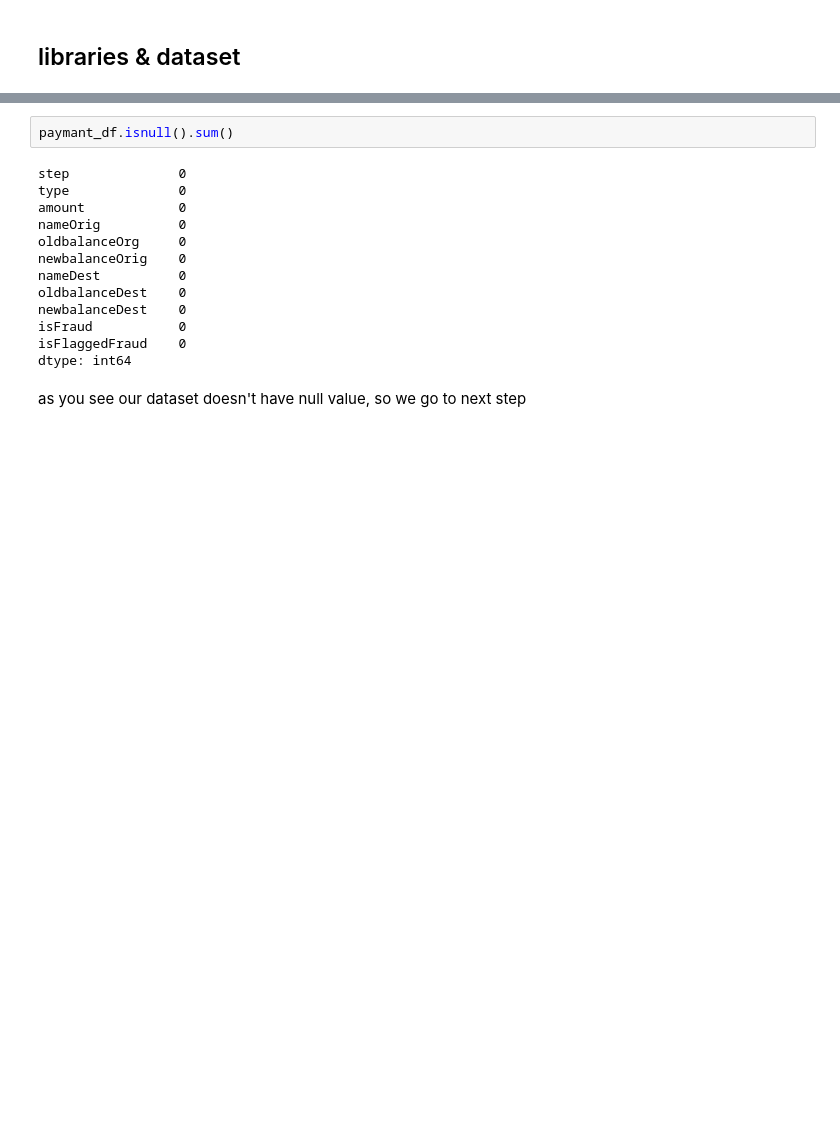
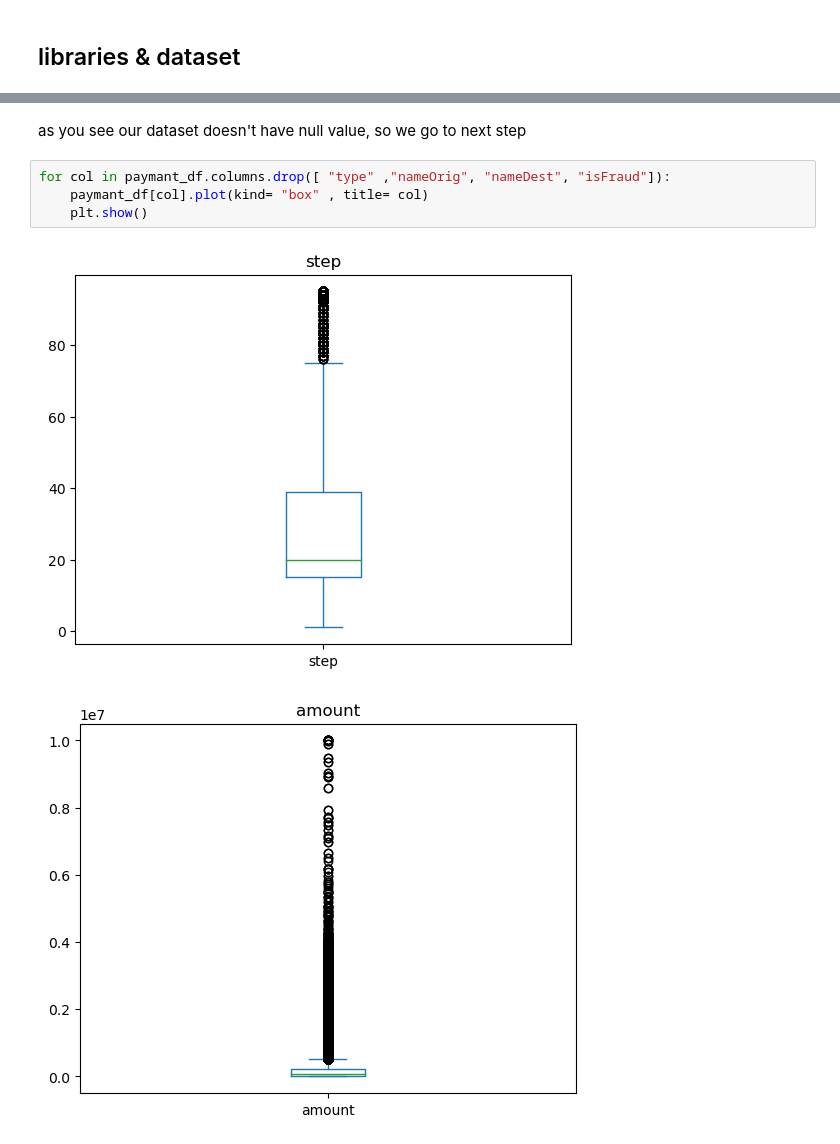
Before and after one commit to mobinmadani8/Online_Payments_Fraud_Detection, a Jupyter notebook: notebook/main.ipynb, the cells around one changed output, grey strips where cells are left out. Cells and saved outputs as stored; diff of their text form; blank space fills up the shorter version.

```diff
--- a/notebook/main.ipynb
+++ b/notebook/main.ipynb
@@ -46,17 +60,9 @@ memory usage: 88.0+ MB
-# %%
-paymant_df.isnull().sum()
-# %% [output]
-step              0
-type              0
-amount            0
-nameOrig          0
-oldbalanceOrg     0
-newbalanceOrig    0
-nameDest          0
-oldbalanceDest    0
-newbalanceDest    0
-isFraud           0
-isFlaggedFraud    0
-dtype: int64
 # %% [markdown]
 as you see our dataset doesn't have null value, so we go to next step
+# %%
+for col in paymant_df.columns.drop([ "type" ,"nameOrig", "nameDest", "isFraud"]):
+    paymant_df[col].plot(kind= "box" , title= col)
+    plt.show()
+# %% [output]
+[figure, added]
+[figure, added]
```
Also changed, not shown: parts of 17 cells of this notebook, 1 other file.
